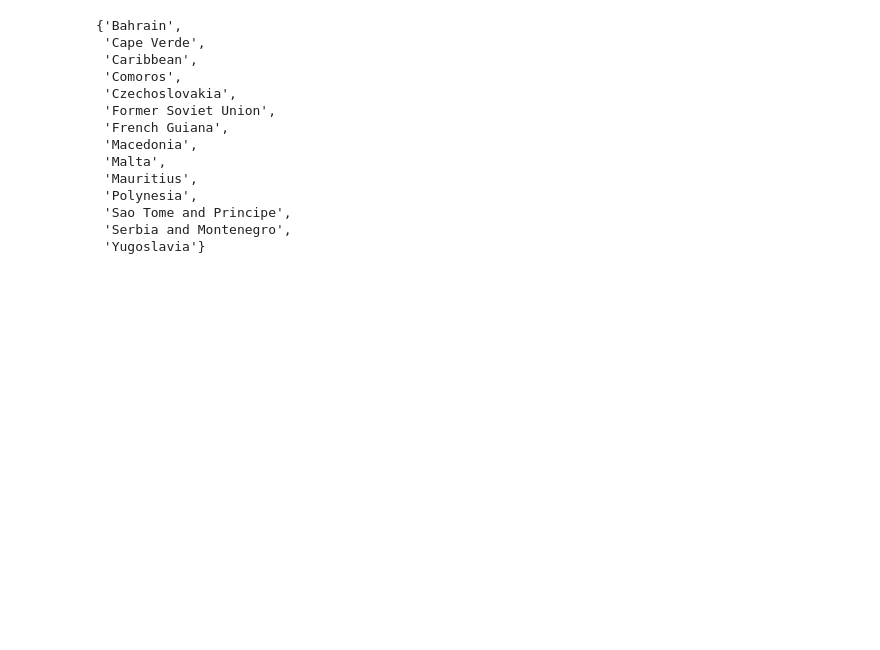
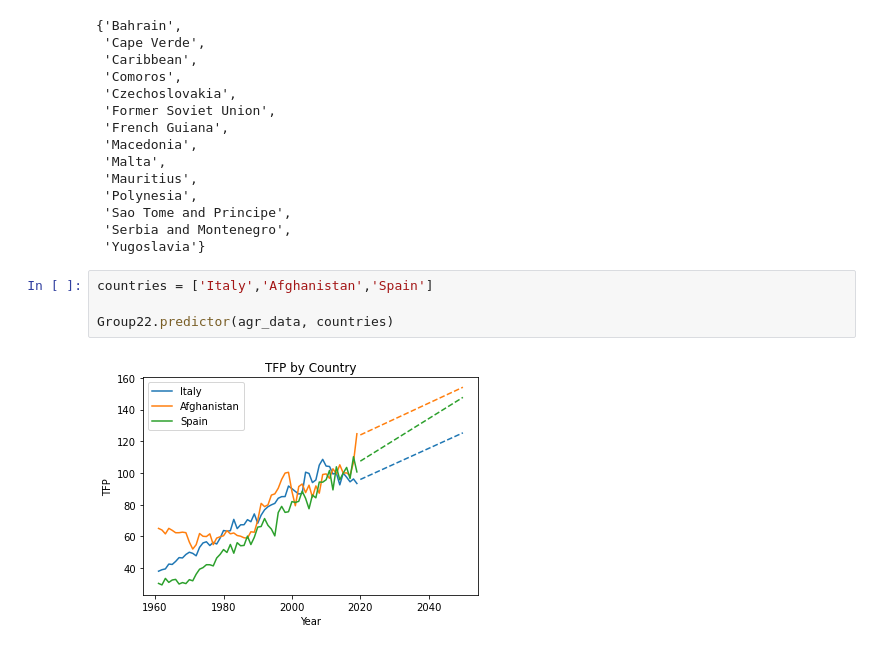
Before and after one commit to annaziegert/agriculture_production_nova, a Jupyter notebook: Prototyping/test_notebook.ipynb, the cells around one changed output. Cells and saved outputs as stored; diff of their text form; blank space fills up the shorter version.

```diff
--- a/Prototyping/test_notebook.ipynb
+++ b/Prototyping/test_notebook.ipynb
@@ -474,3 +539,9 @@ w
  'Sao Tome and Principe',
  'Serbia and Montenegro',
  'Yugoslavia'}
+# %%
+countries = ['Italy','Afghanistan','Spain']
+
+Group22.predictor(agr_data, countries)
+# %% [output]
+[figure, added]
```
Also changed, not shown: parts of 5 cells of this notebook.
